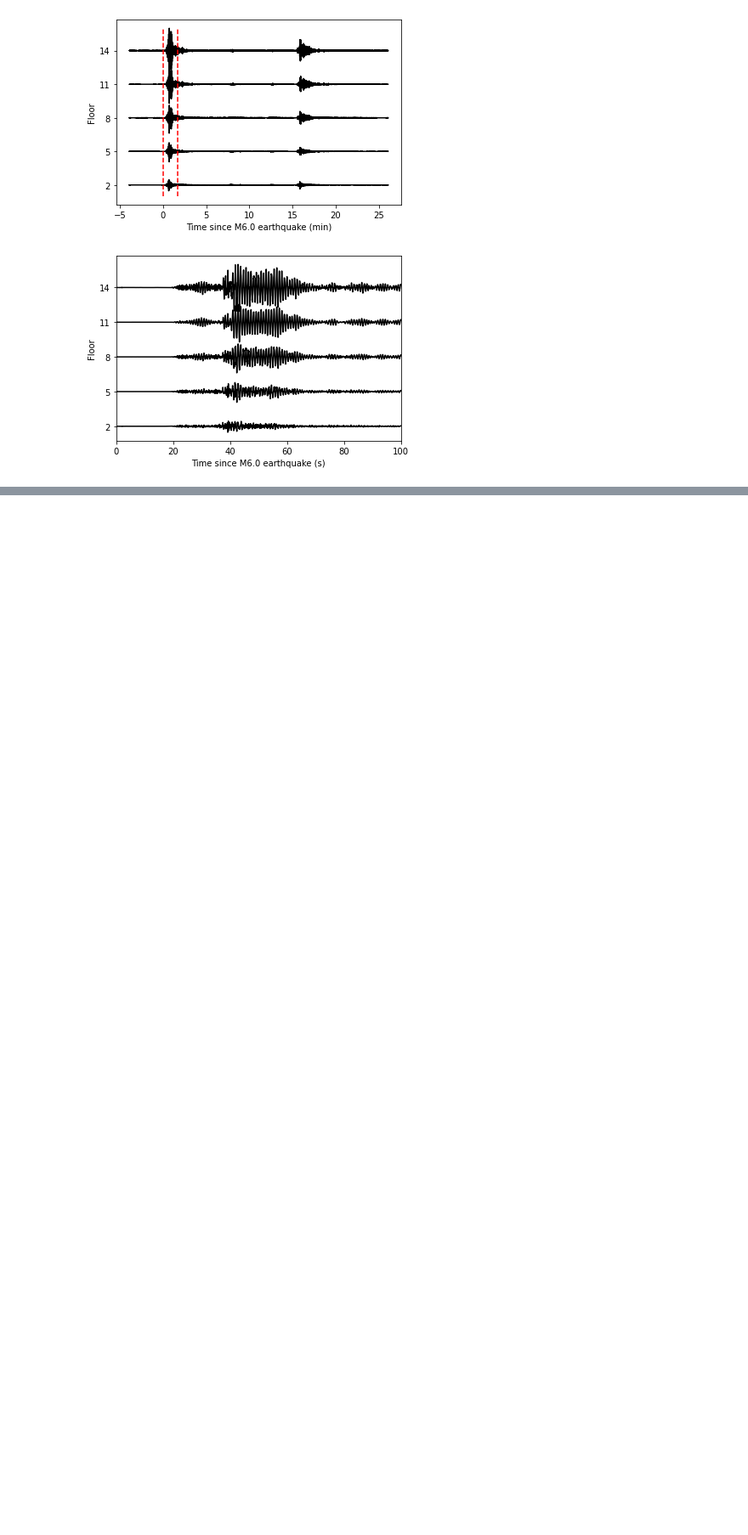
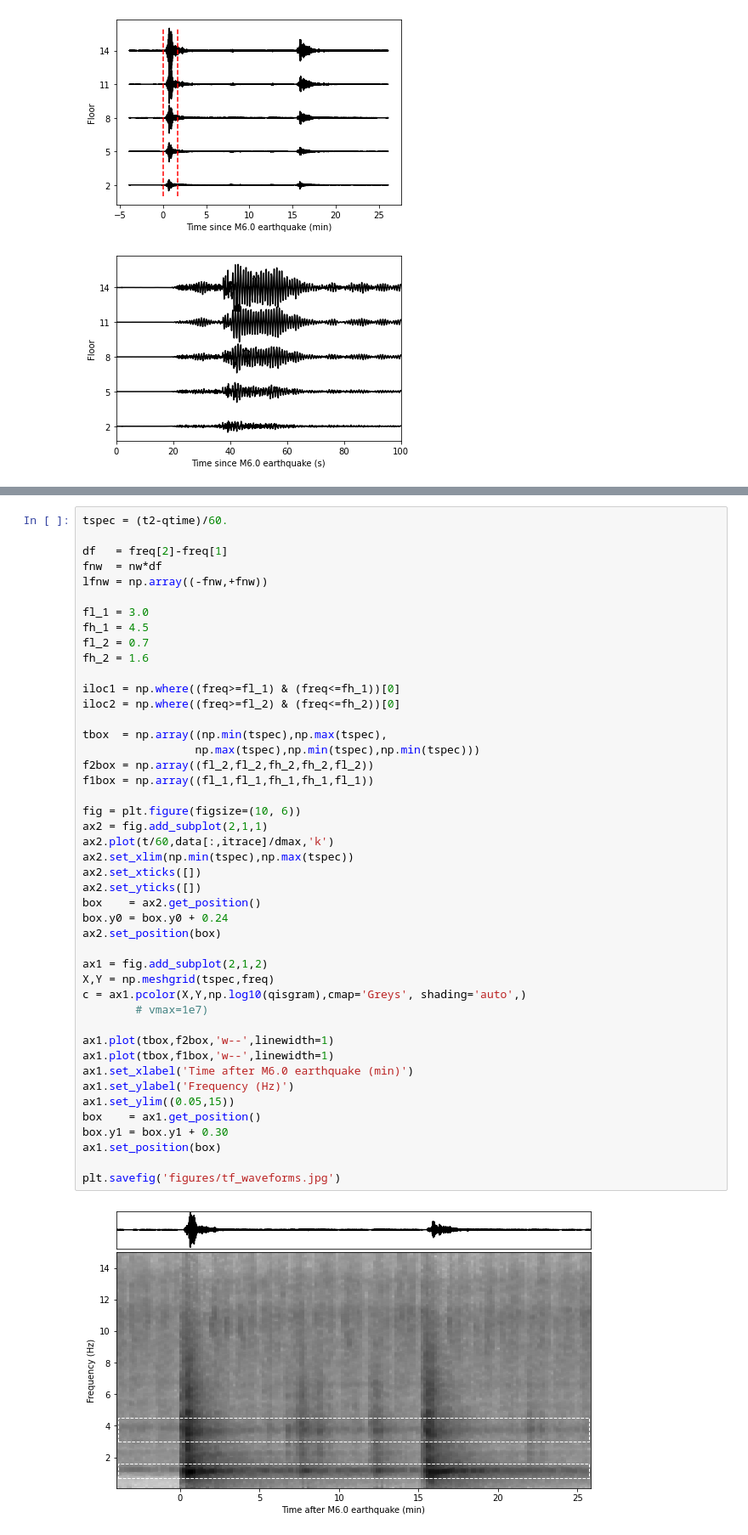
Before and after one commit to gaprieto/multitaper, a Jupyter notebook: examples/mtspec_timefreq.ipynb, the cells around one changed output, grey strips where cells are left out. Shown: that part at 85% size. Saved outputs shown, nothing was run; the diff lists cells and outputs as text; blank space fills up the shorter version.

```diff
--- a/examples/mtspec_timefreq.ipynb
+++ b/examples/mtspec_timefreq.ipynb
@@ -126 +134,48 @@ Finished spectrogram
+# %%
+tspec = (t2-qtime)/60.
+
+df   = freq[2]-freq[1]
+fnw  = nw*df
+lfnw = np.array((-fnw,+fnw))
+
+fl_1 = 3.0
+fh_1 = 4.5
+fl_2 = 0.7
+fh_2 = 1.6
+
+iloc1 = np.where((freq>=fl_1) & (freq<=fh_1))[0]
+iloc2 = np.where((freq>=fl_2) & (freq<=fh_2))[0]
+
+tbox  = np.array((np.min(tspec),np.max(tspec),
+                 np.max(tspec),np.min(tspec),np.min(tspec)))
+f2box = np.array((fl_2,fl_2,fh_2,fh_2,fl_2))
+f1box = np.array((fl_1,fl_1,fh_1,fh_1,fl_1))
+
+fig = plt.figure(figsize=(10, 6))
+ax2 = fig.add_subplot(2,1,1)
+ax2.plot(t/60,data[:,itrace]/dmax,'k')
+ax2.set_xlim(np.min(tspec),np.max(tspec))
+ax2.set_xticks([])
+ax2.set_yticks([])
+box    = ax2.get_position()
+box.y0 = box.y0 + 0.24
+ax2.set_position(box)
+
+ax1 = fig.add_subplot(2,1,2)
+X,Y = np.meshgrid(tspec,freq)
+c = ax1.pcolor(X,Y,np.log10(qisgram),cmap='Greys', shading='auto',)
+        # vmax=1e7)
+
+ax1.plot(tbox,f2box,'w--',linewidth=1)
+ax1.plot(tbox,f1box,'w--',linewidth=1)
+ax1.set_xlabel('Time after M6.0 earthquake (min)')
+ax1.set_ylabel('Frequency (Hz)')
+ax1.set_ylim((0.05,15))
+box    = ax1.get_position()
+box.y1 = box.y1 + 0.30
+ax1.set_position(box)
+
+plt.savefig('figures/tf_waveforms.jpg')
+# %% [output]
+[figure, added]
 # %% [markdown]
```
Also changed, not shown: parts of 9 cells of this notebook, 16 other files.
